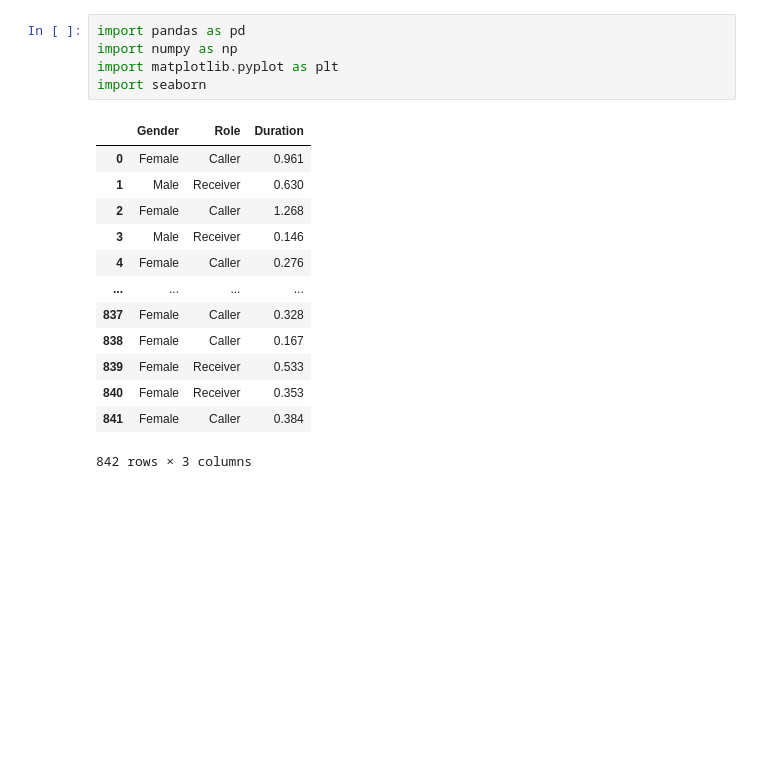
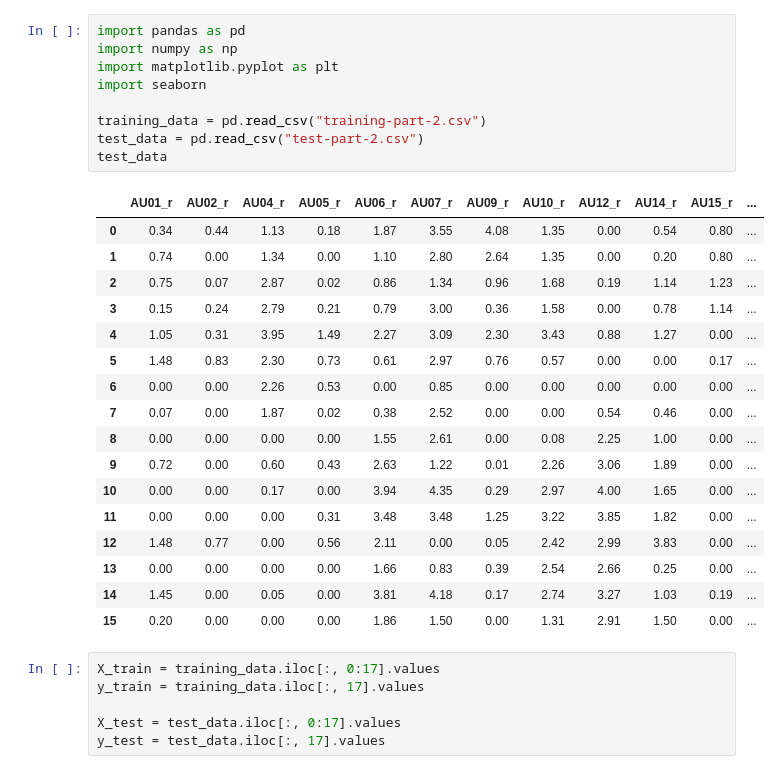
Before and after one commit to donank/facial_expression_analysis, a Jupyter notebook: facial_expression_analysis.ipynb, the cells around one changed output. Saved outputs shown, nothing was run; the diff lists cells and outputs as text; blank space fills up the shorter version.

```diff
--- a/facial_expression_analysis.ipynb
+++ b/facial_expression_analysis.ipynb
@@ -17,19 +17,33 @@ Note: you may need to restart the kernel to use updated packages.
 # %%
 import pandas as pd
 import numpy as np
 import matplotlib.pyplot as plt
 import seaborn
+
+training_data = pd.read_csv("training-part-2.csv")
+test_data = pd.read_csv("test-part-2.csv")
+test_data
 # %% [output]
-|  | Gender | Role | Duration |
-| 0 | Female | Caller | 0.961 |
-| 1 | Male | Receiver | 0.630 |
-| 2 | Female | Caller | 1.268 |
-| 3 | Male | Receiver | 0.146 |
-| 4 | Female | Caller | 0.276 |
-| ... | ... | ... | ... |
-| 837 | Female | Caller | 0.328 |
-| 838 | Female | Caller | 0.167 |
-| 839 | Female | Receiver | 0.533 |
-| 840 | Female | Receiver | 0.353 |
-| 841 | Female | Caller | 0.384 |
+|  | AU01_r | AU02_r | AU04_r | AU05_r | AU06_r | AU07_r | AU09_r | AU10_r | AU12_r | AU14_r | AU15_r | ... |
+| 0 | 0.34 | 0.44 | 1.13 | 0.18 | 1.87 | 3.55 | 4.08 | 1.35 | 0.00 | 0.54 | 0.80 | ... |
+| 1 | 0.74 | 0.00 | 1.34 | 0.00 | 1.10 | 2.80 | 2.64 | 1.35 | 0.00 | 0.20 | 0.80 | ... |
+| 2 | 0.75 | 0.07 | 2.87 | 0.02 | 0.86 | 1.34 | 0.96 | 1.68 | 0.19 | 1.14 | 1.23 | ... |
+| 3 | 0.15 | 0.24 | 2.79 | 0.21 | 0.79 | 3.00 | 0.36 | 1.58 | 0.00 | 0.78 | 1.14 | ... |
+| 4 | 1.05 | 0.31 | 3.95 | 1.49 | 2.27 | 3.09 | 2.30 | 3.43 | 0.88 | 1.27 | 0.00 | ... |
+| 5 | 1.48 | 0.83 | 2.30 | 0.73 | 0.61 | 2.97 | 0.76 | 0.57 | 0.00 | 0.00 | 0.17 | ... |
+| 6 | 0.00 | 0.00 | 2.26 | 0.53 | 0.00 | 0.85 | 0.00 | 0.00 | 0.00 | 0.00 | 0.00 | ... |
+| 7 | 0.07 | 0.00 | 1.87 | 0.02 | 0.38 | 2.52 | 0.00 | 0.00 | 0.54 | 0.46 | 0.00 | ... |
+| 8 | 0.00 | 0.00 | 0.00 | 0.00 | 1.55 | 2.61 | 0.00 | 0.08 | 2.25 | 1.00 | 0.00 | ... |
+| 9 | 0.72 | 0.00 | 0.60 | 0.43 | 2.63 | 1.22 | 0.01 | 2.26 | 3.06 | 1.89 | 0.00 | ... |
+| 10 | 0.00 | 0.00 | 0.17 | 0.00 | 3.94 | 4.35 | 0.29 | 2.97 | 4.00 | 1.65 | 0.00 | ... |
+| 11 | 0.00 | 0.00 | 0.00 | 0.31 | 3.48 | 3.48 | 1.25 | 3.22 | 3.85 | 1.82 | 0.00 | ... |
+| 12 | 1.48 | 0.77 | 0.00 | 0.56 | 2.11 | 0.00 | 0.05 | 2.42 | 2.99 | 3.83 | 0.00 | ... |
+| 13 | 0.00 | 0.00 | 0.00 | 0.00 | 1.66 | 0.83 | 0.39 | 2.54 | 2.66 | 0.25 | 0.00 | ... |
+| 14 | 1.45 | 0.00 | 0.05 | 0.00 | 3.81 | 4.18 | 0.17 | 2.74 | 3.27 | 1.03 | 0.19 | ... |
+| 15 | 0.20 | 0.00 | 0.00 | 0.00 | 1.86 | 1.50 | 0.00 | 1.31 | 2.91 | 1.50 | 0.00 | ... |
-842 rows × 3 columns
+# %%
+X_train = training_data.iloc[:, 0:17].values
+y_train = training_data.iloc[:, 17].values
+
+X_test = test_data.iloc[:, 0:17].values
+y_test = test_data.iloc[:, 17].values
```
Also changed, not shown: parts of 7 cells of this notebook, 3 other files.
